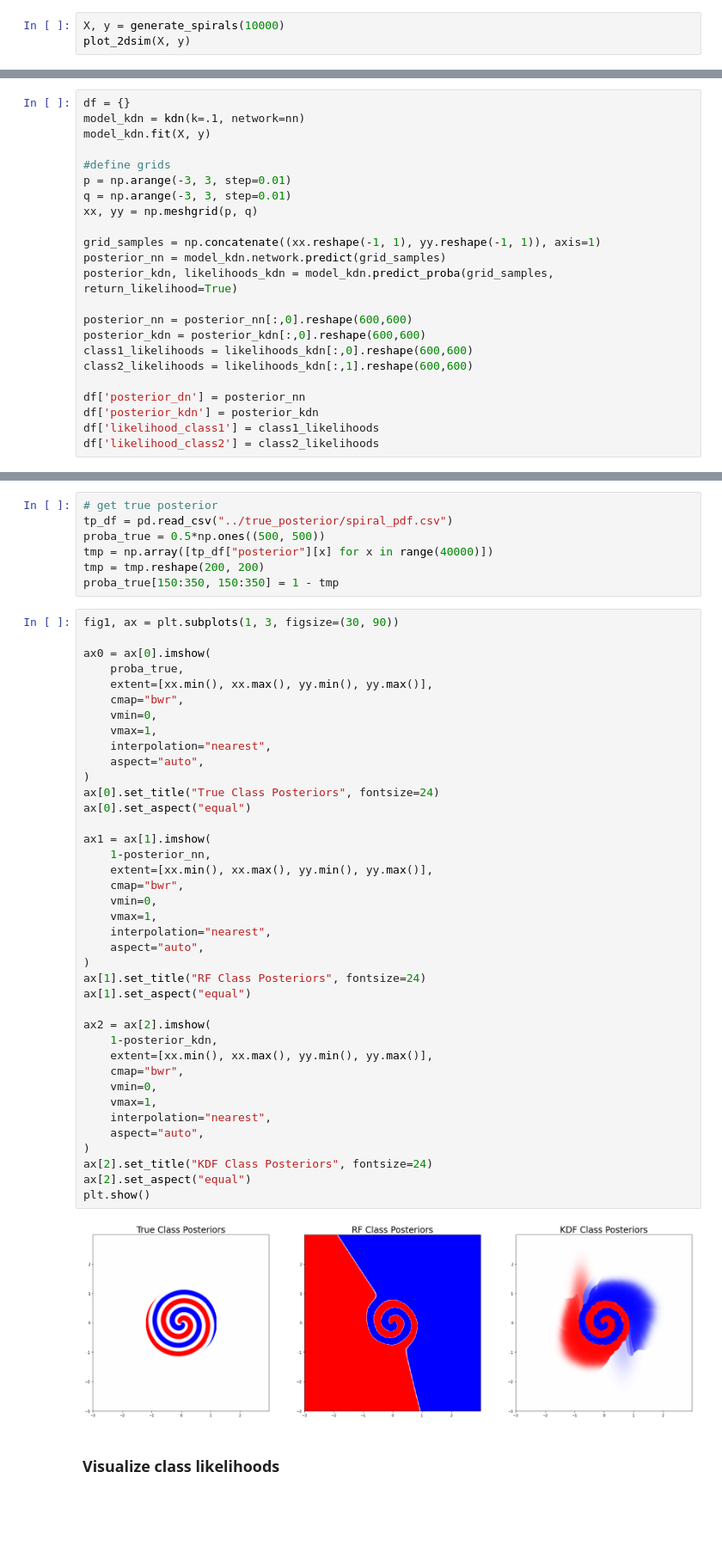
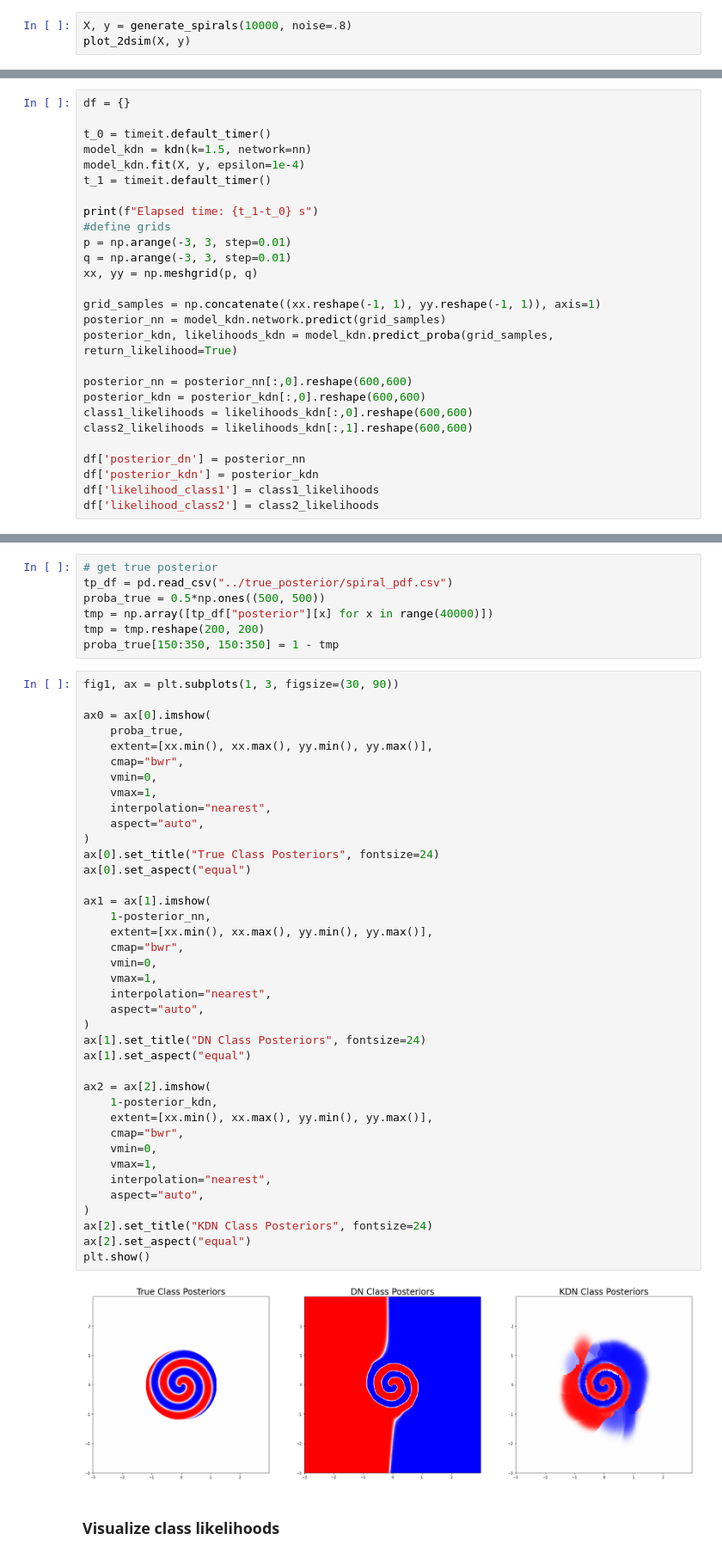
Before and after one commit to neurodata/kdg, a Jupyter notebook: benchmarks/kdn_experiments/spiral.ipynb, the cells around one changed output, grey strips where cells are left out. Shown at 86% size. Saved outputs shown, nothing was run; the diff lists cells and outputs as text; blank space fills up the shorter version.

```diff
--- a/benchmarks/kdn_experiments/spiral.ipynb
+++ b/benchmarks/kdn_experiments/spiral.ipynb
@@ -16,7 +17,7 @@ from tensorflow.keras import activations
 # %% [markdown]
 ### Visualize the data
 # %%
-X, y = generate_spirals(10000)
+X, y = generate_spirals(10000, noise=.8)
 plot_2dsim(X, y)
 # %% [output]
 <AxesSubplot: >
@@ -64,9 +65,13 @@ Epoch 19: early stopping
 ### Calculate posteriors and likelihoods using KDN
 # %%
 df = {}
-model_kdn = kdn(k=.1, network=nn)
-model_kdn.fit(X, y)
 
+t_0 = timeit.default_timer()
+model_kdn = kdn(k=1.5, network=nn)
+model_kdn.fit(X, y, epsilon=1e-4)
+t_1 = timeit.default_timer()
+
+print(f"Elapsed time: {t_1-t_0} s")
 #define grids
 p = np.arange(-3, 3, step=0.01)
 q = np.arange(-3, 3, step=0.01)
@@ -106,36 +113,36 @@ ax0 = ax[0].imshow(
     vmax=1,
     interpolation="nearest",
     aspect="auto",
 )
 ax[0].set_title("True Class Posteriors", fontsize=24)
 ax[0].set_aspect("equal")
 
 ax1 = ax[1].imshow(
     1-posterior_nn,
     extent=[xx.min(), xx.max(), yy.min(), yy.max()],
     cmap="bwr",
     vmin=0,
     vmax=1,
     interpolation="nearest",
     aspect="auto",
 )
-ax[1].set_title("RF Class Posteriors", fontsize=24)
+ax[1].set_title("DN Class Posteriors", fontsize=24)
 ax[1].set_aspect("equal")
 
 ax2 = ax[2].imshow(
     1-posterior_kdn,
     extent=[xx.min(), xx.max(), yy.min(), yy.max()],
     cmap="bwr",
     vmin=0,
     vmax=1,
     interpolation="nearest",
     aspect="auto",
 )
-ax[2].set_title("KDF Class Posteriors", fontsize=24)
+ax[2].set_title("KDN Class Posteriors", fontsize=24)
 ax[2].set_aspect("equal")
 plt.show()
 # %% [output]
-[figure, old version]
+[figure, new version]
 # %% [markdown]
 ### Visualize class likelihoods
 # %%
```
Also changed, not shown: parts of 10 cells of this notebook, 25 other files.
